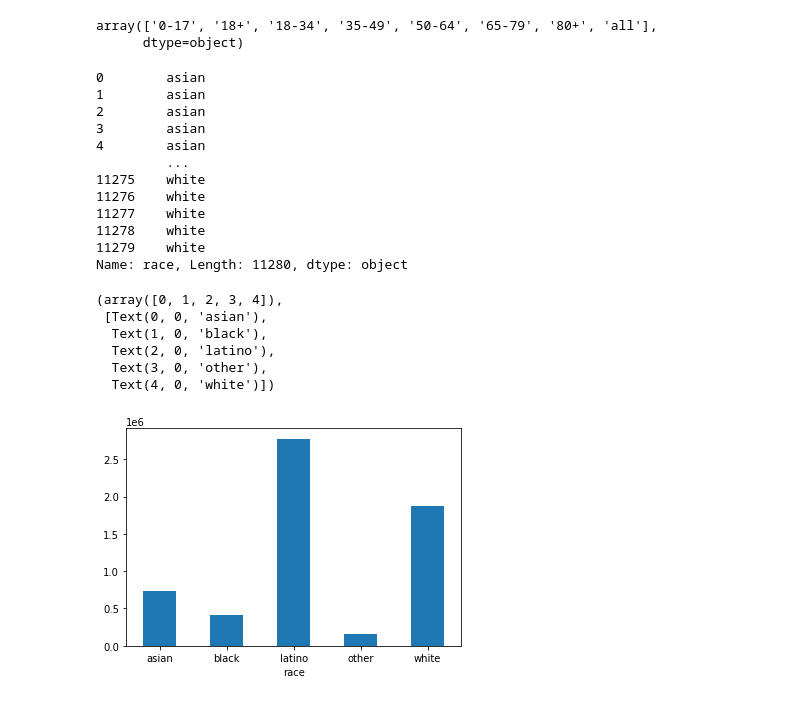
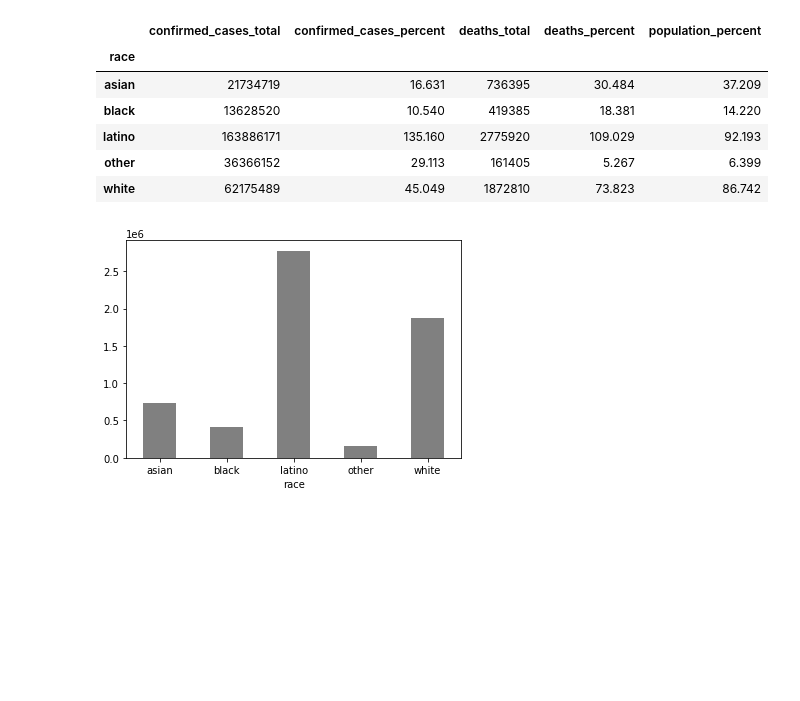
Before and after one commit to jgkiang/Joe_Rogans_Repo, a Jupyter notebook: Project1.ipynb, the cells around one changed output. Saved outputs shown, nothing was run; the diff lists cells and outputs as text; code cells hidden in the pictures; blank space fills up the shorter version.

```diff
--- a/Project1.ipynb
+++ b/Project1.ipynb
@@ -144,43 +58,14 @@ race
-# %%
-
-
-race["age"].unique()
-# %% [output]
-array(['0-17', '18+', '18-34', '35-49', '50-64', '65-79', '80+', 'all'],
-      dtype=object)
-# %%
-race
-# %% [output]
-0        asian
-1        asian
-2        asian
-3        asian
-4        asian
-         ...
-11275    white
-11276    white
-11277    white
-11278    white
-11279    white
-Name: race, Length: 11280, dtype: object
-# %%
-race = race.replace(to_replace="cdph-other",value = "other")
-race = race[race["age"].str.contains('0-17')==False]
-race = race[race["age"].str.contains('18+')==False]
-race = race[race["age"].str.contains('18-34')==False]
-race = race[race["age"].str.contains('35-49')==False]
-race = race[race["age"].str.contains('50-64')==False]
-race = race[race["age"].str.contains('65-79')==False]
-race = race[race["age"].str.contains('80+')==False]
-race = race.groupby("race").sum()
-race["deaths_total"].plot(kind="bar")
-
-plt.xticks(rotation = 0)
-# %% [output]
-(array([0, 1, 2, 3, 4]),
- [Text(0, 0, 'asian'),
-  Text(1, 0, 'black'),
-  Text(2, 0, 'latino'),
-  Text(3, 0, 'other'),
-  Text(4, 0, 'white')])
-[figure, removed]
+# %%
+race = race.groupby("race").sum()
+race["deaths_total"].plot(kind="bar", align="center", color="grey")
+plt.xticks(rotation=0)
+race
+# %% [output]
+|  | confirmed_cases_total | confirmed_cases_percent | deaths_total | deaths_percent | population_percent |
+| race |  |  |  |  |  |
+| asian | 21734719 | 16.631 | 736395 | 30.484 | 37.209 |
+| black | 13628520 | 10.540 | 419385 | 18.381 | 14.220 |
+| latino | 163886171 | 135.160 | 2775920 | 109.029 | 92.193 |
+| other | 36366152 | 29.113 | 161405 | 5.267 | 6.399 |
+| white | 62175489 | 45.049 | 1872810 | 73.823 | 86.742 |
+[figure, added]
```
Also changed, not shown: parts of 20 cells of this notebook.
